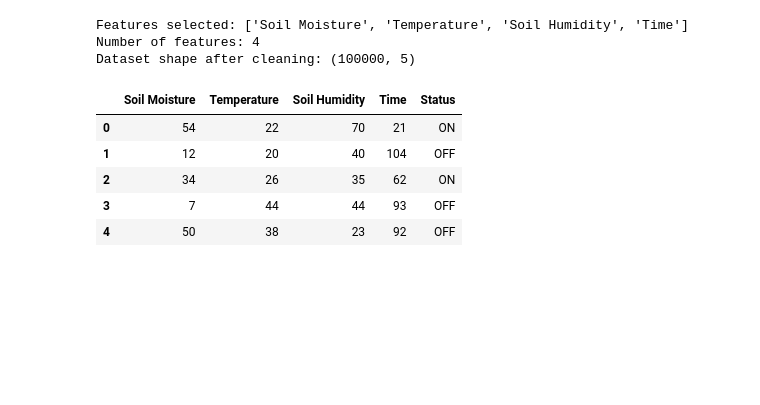
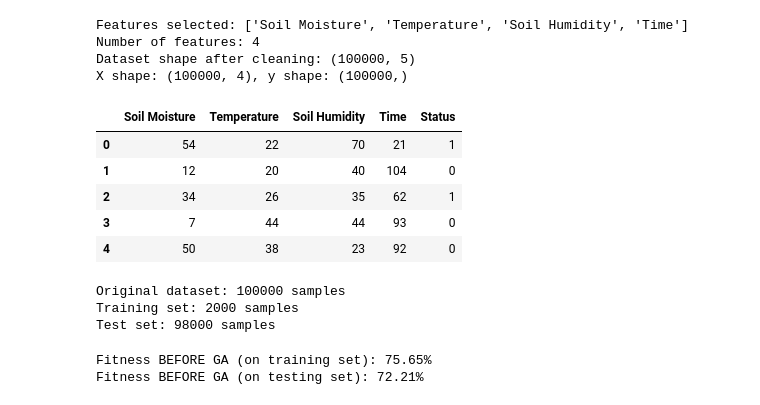
Before and after one commit to WilsonnnTan/Sprinkler-Control-System, a Jupyter notebook: main.ipynb, the cells around one changed output. Cells and saved outputs as stored; diff of their text form; code cells hidden in the pictures; blank space fills up the shorter version.

```diff
--- a/main.ipynb
+++ b/main.ipynb
@@ -6,35 +7,40 @@ import pygad
 # %%
 df = pd.read_csv('./dataset/TARP.csv')
 
 # Define features and target
 features = [col for col in df.columns if col in ['Soil Moisture', 'Temperature', 'Soil Humidity', 'Time']]
 target = 'Status'
 
 # Keep only features and target columns
 columns_to_keep = features + [target]
 df = df[columns_to_keep]
 
 # Remove any NaN rows
 df = df.dropna()
 
+# Convert target to numeric (ON=1, OFF=0)
+df[target] = (df[target] == 'ON').astype(int)
+
 print(f"Features selected: {features}")
 print(f"Number of features: {len(features)}")
 print(f"Dataset shape after cleaning: {df.shape}")
 
 X = df[features].values
 y = df[target].values
 
+print(f"X shape: {X.shape}, y shape: {y.shape}")
 df.head()
 # %% [output]
 Features selected: ['Soil Moisture', 'Temperature', 'Soil Humidity', 'Time']
 Number of features: 4
 Dataset shape after cleaning: (100000, 5)
+X shape: (100000, 4), y shape: (100000,)
 |  | Soil Moisture | Temperature | Soil Humidity | Time | Status |
-| 0 | 54 | 22 | 70 | 21 | ON |
-| 1 | 12 | 20 | 40 | 104 | OFF |
-| 2 | 34 | 26 | 35 | 62 | ON |
-| 3 | 7 | 44 | 44 | 93 | OFF |
-| 4 | 50 | 38 | 23 | 92 | OFF |
+| 0 | 54 | 22 | 70 | 21 | 1 |
+| 1 | 12 | 20 | 40 | 104 | 0 |
+| 2 | 34 | 26 | 35 | 62 | 1 |
+| 3 | 7 | 44 | 44 | 93 | 0 |
+| 4 | 50 | 38 | 23 | 92 | 0 |
 # %%
 def init_mf_from_feature(values):
     min_val = np.min(values)
@@ -59,3 +65,16 @@ for i in range(X.shape[1]):
     base_chromosome.extend(genes)
 
 base_chromosome = np.array(base_chromosome)
+# %%
+# Reduce training size to 2% to speed up training time
+X_train, X_test, y_train, y_test = train_test_split(
+    X, y, test_size=0.98, random_state=42, stratify=y
+)
+
+print(f"Original dataset: {X.shape[0]} samples")
+print(f"Training set: {X_train.shape[0]} samples")
+print(f"Test set: {X_test.shape[0]} samples")
+# %% [output]
+Original dataset: 100000 samples
+Training set: 2000 samples
+Test set: 98000 samples
@@ -61,0 +117,37 @@ base_chromosome = np.array(base_chromosome)
+# %%
+def fuzzy_infer(sample, chromosome, rule_consequents, n_features):
+    numerator   = 0
+    denominator = 0
+
+    # Get membership degrees per feature
+    all_mu = []
+    for f in range(n_features):
+        params = chromosome[f*9 : f*9+9]
+        mu = get_memberships(sample[f], params)
+        all_mu.append(mu)
+
+    # Fire each known rule
+    for rule_key, consequent in rule_consequents.items():
+        # AND = min across all features
+        firing = min(all_mu[f][rule_key[f]] for f in range(n_features))
+        numerator   += firing * consequent
+        denominator += firing
+
+    output = numerator / (denominator + 1e-9)
+    return 1 if output >= 0.5 else 0
+
+def evaluate_fitness(chromosome, X, y, n_features):
+    rule_consequents = compute_consequents(X, y, chromosome, n_features)
+    y_pred = [fuzzy_infer(X[i], chromosome, rule_consequents, n_features) for i in range(len(X))]
+    accuracy = np.mean(np.array(y_pred) == np.array(y))
+    return accuracy
+
+# Check fitness BEFORE GA (using training set)
+n_features = X_train.shape[1]
+fitness_train_before = evaluate_fitness(base_chromosome, X_train, y_train, n_features)
+fitness_test_before = evaluate_fitness(base_chromosome, X_test, y_test, n_features)
+print(f"Fitness BEFORE GA (on training set): {fitness_train_before * 100:.2f}%")
+print(f"Fitness BEFORE GA (on testing set): {fitness_test_before * 100:.2f}%")
+# %% [output]
+Fitness BEFORE GA (on training set): 75.65%
+Fitness BEFORE GA (on testing set): 72.21%
```
Also changed, not shown: parts of 5 cells of this notebook.
